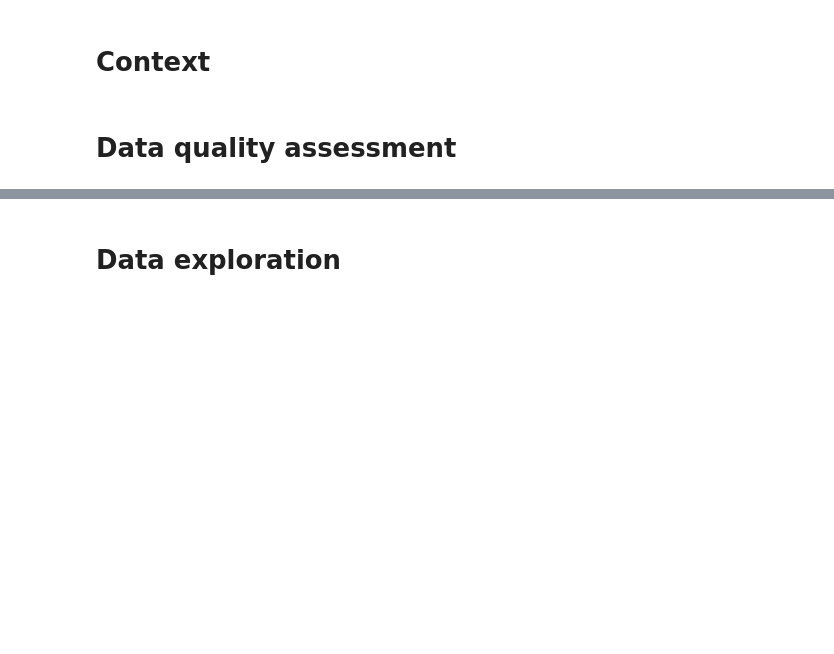
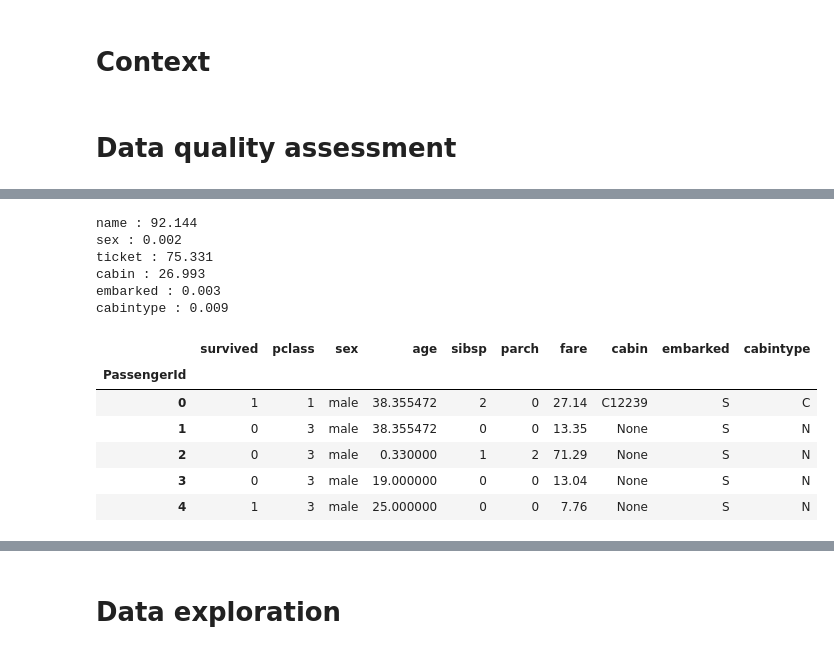
Before and after one commit to kastrubait/ml-intro-2022Q1, a Jupyter notebook: task-2_data_exploration.ipynb, the cells around one changed output, grey strips where cells are left out. Cells and saved outputs as stored; diff of their text form; code cells hidden in the pictures; blank space fills up the shorter version.

```diff
--- a/task-2_data_exploration.ipynb
+++ b/task-2_data_exploration.ipynb
@@ -89,16 +96,0 @@ ax.set_facecolor('#f6f6f6')
-# %%
-# Fill 'age' and 'fare' value with their mean value
-for col in ['age', 'fare']:
-    train_df[col] = train_df[col].fillna(train_df[col].mean())
-
-# Fill 'embarked' and 'ticket' values with their mode value
-for col in ['embarked', 'ticket']:
-    train_df[col] = train_df[col].fillna(train_df[col].mode()[0])
-
-# Filling 'cabin' values
-# 67% values are missing here, so fill it with 1 if the value is present and 0 if the value is not present
-col = 'cabin'
-train_df[col] = train_df[col].notnull().astype(int)
-
-# Verify there are no null values
-train_df.isnull().sum()/len(train_df)*100
@@ -118,0 +97,7 @@ dtype: float64
+# %%
+# Filling 'cabin' values
+# 67% values are missing here, so fill it with 'None' if the value is not present
+train_df['cabin'] = train_df['cabin'].fillna('None')
+
+for col in ['cabin']:
+    print(train_df[col].value_counts())
@@ -118,0 +117,3 @@ dtype: float64
+# %%
+train_df['cabintype'] = train_df['cabin'].str[0]
+train_df['cabintype'].value_counts()
@@ -118,0 +156,37 @@ dtype: float64
+# %%
+# We will check %unique values in column
+
+feature_cols = train_df.drop(['survived'], axis=1).columns
+
+# Getting all the data that are not of "object" type.
+num_cols = train_df[feature_cols].select_dtypes(include=['int64','float64']).columns
+cat_cols = train_df[feature_cols].select_dtypes(exclude=['int64','float64']).columns
+
+numerical = ['age', 'fare']
+categorical = train_df[feature_cols].drop(columns=numerical).columns
+
+# print(len(numerical), len(categorical))
+
+for col in cat_cols:
+    print(f"{col} : {round(train_df[col].nunique()/len(train_df)*100, 3)}")
+# %% [output]
+name : 92.144
+sex : 0.002
+ticket : 75.331
+cabin : 26.993
+embarked : 0.003
+cabintype : 0.009
+# %%
+# 'name' and 'ticket' columns have more than 92% & 75% unique values respectively.
+# They don't give any information to the model just as is.
+
+train_df.drop(['name', 'ticket'], axis = 1, inplace = True)
+train_df.head()
+# %% [output]
+|  | survived | pclass | sex | age | sibsp | parch | fare | cabin | embarked | cabintype |
+| PassengerId |  |  |  |  |  |  |  |  |  |  |
+| 0 | 1 | 1 | male | 38.355472 | 2 | 0 | 27.14 | C12239 | S | C |
+| 1 | 0 | 3 | male | 38.355472 | 0 | 0 | 13.35 | None | S | N |
+| 2 | 0 | 3 | male | 0.330000 | 1 | 2 | 71.29 | None | S | N |
+| 3 | 0 | 3 | male | 19.000000 | 0 | 0 | 13.04 | None | S | N |
+| 4 | 1 | 3 | male | 25.000000 | 0 | 0 | 7.76 | None | S | N |
```
Also changed, not shown: parts of 12 cells of this notebook.
